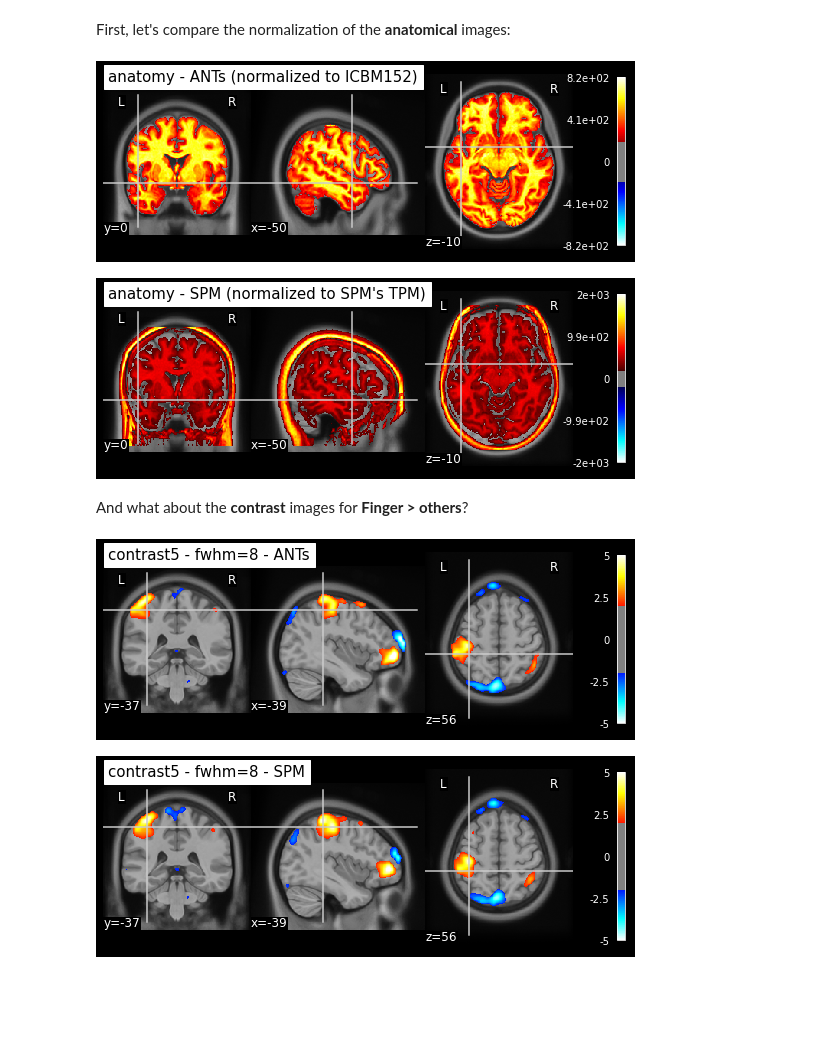
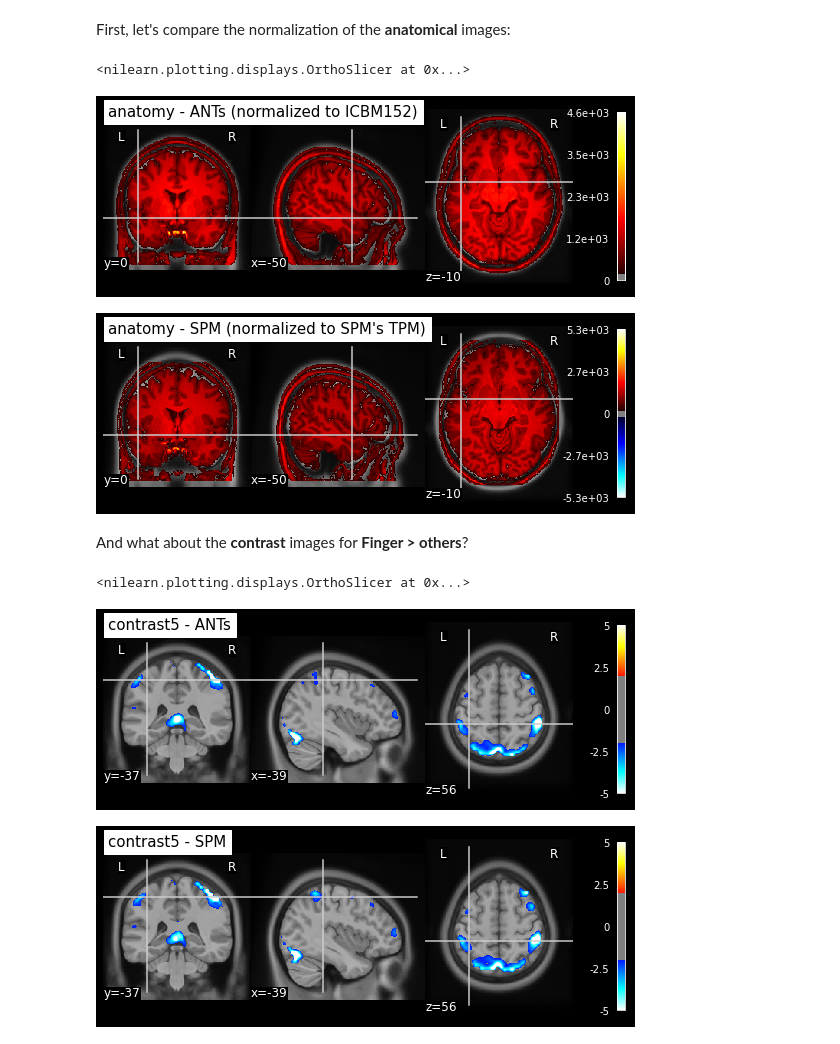
Before and after one commit to siyunb/Mount_Code, a Jupyter notebook: Visual_search_task/Normalize.ipynb, the cells around one changed output. Saved outputs shown, nothing was run; the diff lists cells and outputs as text; code cells hidden in the pictures; blank space fills up the shorter version.

```diff
--- a/Visual_search_task/Normalize.ipynb
+++ b/Visual_search_task/Normalize.ipynb
@@ -401,26 +319,28 @@ anatimg = '/home/neuro/Data/ds000114/derivatives/fmriprep/mni_icbm152_nlin_asym_
 First, let's compare the normalization of the **anatomical** images:
 # %%
 plot_stat_map(
-    '/home/neuro/Data/ds000114/derivatives/fmriprep/sub-02/anat/sub-02_t1w_space-mni152nlin2009casym_preproc.nii.gz',
+    '/home/neuro/Result/Visual_search_task/preproc_working_dir/warp_field/antsdir/warped_image/01/transform_Warped.nii.gz',
     title='anatomy - ANTs (normalized to ICBM152)', bg_img=anatimg,
-    threshold=200, display_mode='ortho', cut_coords=(-50, 0, -10));
+    threshold=200, display_mode='ortho', cut_coords=(-50, 0, -10))
 plot_stat_map(
-    '/home/neuro/Result/Nipype_tutorial/working_dir/datasink/norm_spm/sub-02_fwhm4/wsub-02_t1w_preproc.nii',
+    '/home/neuro/Result/Visual_search_task/1st_analysis/analysis_result/1st_normalized/datasink_spm/norm_spm/sub-01/wsub-01_ses-test_anat_sT1W.nii',
     title='anatomy - SPM (normalized to SPM\'s TPM)', bg_img=anatimg,
-    threshold=200, display_mode='ortho', cut_coords=(-50, 0, -10));
+    threshold=200, display_mode='ortho', cut_coords=(-50, 0, -10))
 # %% [output]
+<nilearn.plotting.displays.OrthoSlicer at 0x...>
-[figure, old version]
+[figure, new version]
-[figure, old version]
+[figure, new version]
 # %% [markdown]
 And what about the **contrast** images for **Finger > others**?
 # %%
 plot_stat_map(
-    '/home/neuro/Result/Nipype_tutorial/working_dir/datasink/norm_ants/sub-02_fwhm8/con_0005_trans.nii', title='contrast5 - fwhm=8 - ANTs',
-    bg_img=anatimg, threshold=2, vmax=5, display_mode='ortho', cut_coords=(-39, -37, 56));
+    '/home/neuro/Result/Visual_search_task/1st_analysis/analysis_result/1st_normalized/datasink_ants/norm_ants/sub-01/con_0006_trans.nii', title='contrast5 - ANTs',
+    bg_img=anatimg, threshold=2, vmax=5, display_mode='ortho', cut_coords=(-39, -37, 56))
 plot_stat_map(
-    '/home/neuro/Result/Nipype_tutorial/working_dir/datasink/norm_spm/sub-02_fwhm8/wcon_0005.nii', title='contrast5 - fwhm=8 - SPM',
-    bg_img=anatimg, threshold=2, vmax=5, display_mode='ortho', cut_coords=(-39, -37, 56));
+    '/home/neuro/Result/Visual_search_task/1st_analysis/analysis_result/1st_normalized/datasink_spm/norm_spm/sub-01/wcon_0006.nii', title='contrast5 - SPM',
+    bg_img=anatimg, threshold=2, vmax=5, display_mode='ortho', cut_coords=(-39, -37, 56))
 # %% [output]
+<nilearn.plotting.displays.OrthoSlicer at 0x...>
-[figure, old version]
+[figure, new version]
-[figure, old version]
+[figure, new version]
 # %%
```
Also changed, not shown: parts of 24 cells of this notebook, 4 other files.
